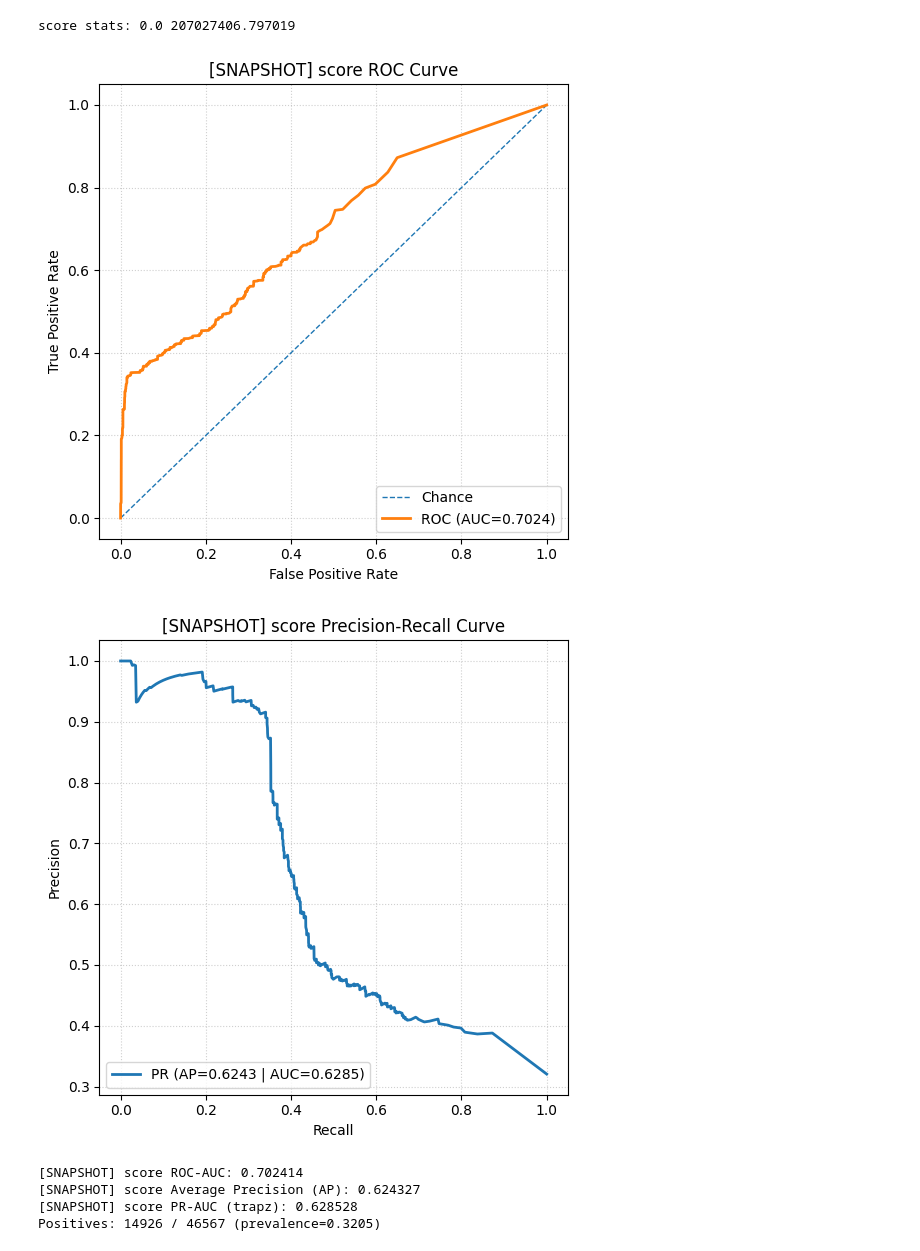
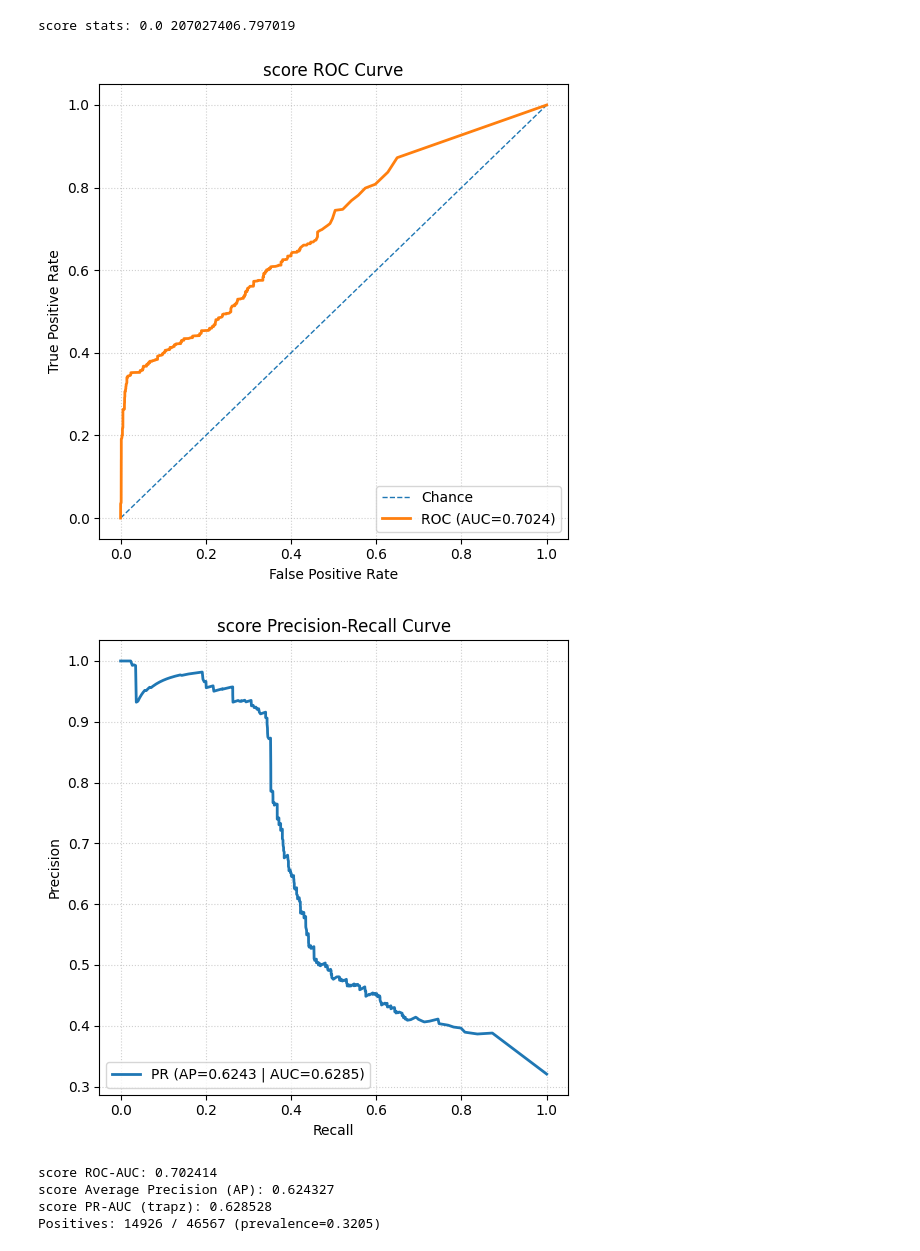
Before and after one commit to security-privacy-lab/online-anomaly-detection, a Jupyter notebook: WUIL/roc_calculation.ipynb, the cells around one changed output. Cells and saved outputs as stored; diff of their text form; code cells hidden in the pictures.

```diff
--- a/WUIL/roc_calculation.ipynb
+++ b/WUIL/roc_calculation.ipynb
@@ -2,21 +2,3 @@
 import pandas as pd
 import matplotlib.pyplot as plt
 from sklearn.metrics import roc_curve, auc, roc_auc_score
-# %%
-df = pd.read_csv("anomrank_user1_combined_or_edge_anomaly.csv")
-
-df["atk_binary"] = (df["atk"] > 0).astype(int)
-y_true = df["atk_binary"]
-y_score = df["score"]
-fpr, tpr, thresholds = roc_curve(y_true, y_score)
-roc_auc = auc(fpr, tpr)
-plt.figure(figsize=(6,6))
-plt.plot(fpr, tpr, color='blue', lw=2, label=f'ROC curve (AUC = {roc_auc:.2f})')
-plt.plot([0, 1], [0, 1], color='gray', lw=1, linestyle='--')
-plt.xlabel('False Positive Rate')
-plt.ylabel('True Positive Rate')
-plt.title('ROC Curve for Anomaly Detection')
-plt.legend(loc='lower right')
-plt.grid(True)
-plt.show()
-print("ROC-AUC Score:", roc_auc_score(y_true, y_score))
@@ -192,9 +171,9 @@ CSV_PATH   = "anomrank_user7_combined_or_edge_anomaly.csv"
 TIME_COL   = "t"
 ATTACK_COL = "atk"
 SCORE_COLS = ["score"]
-AGG        = "max"        # "max" | "mean" | "sum"
+AGG        = "max"
 TIME_UNIT  = "seconds"
-EVAL_MODE  = "snapshot"   # "snapshot" | "edge"
+EVAL_MODE  = "snapshot"
 SEED       = 42
 
 
@@ -225,7 +204,6 @@ g = score_agg.join(attack_by_t, how="left").fillna({"atk_binary": 0}).astype({"a
 g.index.name = TIME_COL
 
 def compute_and_plot_metrics(y_true, y_score, title_prefix=""):
-    """Compute ROC-AUC, AP, PR-AUC and plot ROC/PR curves."""
     y_true = np.asarray(y_true).astype(int)
     y_score = np.asarray(y_score).astype(float)
     if y_true.max() == 0:
@@ -286,7 +264,7 @@ if EVAL_MODE == "snapshot":
         y_score_snap = g[col].to_numpy()
 
         compute_and_plot_metrics(y_true_snap, y_score_snap,
-                                 title_prefix=f"[SNAPSHOT] {col}")
+                                 title_prefix=f"{col}")
 
         fig, ax = plt.subplots(1, 1, figsize=(10, 3.5))
         times_snap = g.index.to_numpy()
@@ -346,9 +324,9 @@ CSV_PATH   = "anomrank_user12_combined_or_edge_anomaly.csv"
 TIME_COL   = "t"
 ATTACK_COL = "atk"
 SCORE_COLS = ["score"]
-AGG        = "max"        # "max" | "mean" | "sum"
+AGG        = "max"
 TIME_UNIT  = "seconds"
-EVAL_MODE  = "snapshot"   # "snapshot" | "edge"
+EVAL_MODE  = "snapshot"
 SEED       = 42
 
 
@@ -379,7 +357,6 @@ g = score_agg.join(attack_by_t, how="left").fillna({"atk_binary": 0}).astype({"a
 g.index.name = TIME_COL
 
 def compute_and_plot_metrics(y_true, y_score, title_prefix=""):
-    """Compute ROC-AUC, AP, PR-AUC and plot ROC/PR curves."""
     y_true = np.asarray(y_true).astype(int)
     y_score = np.asarray(y_score).astype(float)
     if y_true.max() == 0:
@@ -440,7 +417,7 @@ if EVAL_MODE == "snapshot":
         y_score_snap = g[col].to_numpy()
 
         compute_and_plot_metrics(y_true_snap, y_score_snap,
-                                 title_prefix=f"[SNAPSHOT] {col}")
+                                 title_prefix=f"{col}")
 
         fig, ax = plt.subplots(1, 1, figsize=(10, 3.5))
         times_snap = g.index.to_numpy()
@@ -506,9 +483,9 @@ CSV_PATH   = "darpa_edge_anomaly.csv"
 TIME_COL   = "t"
 ATTACK_COL = "atk"
 SCORE_COLS = ["score"]
-AGG        = "max"        # "max" | "mean" | "sum"
+AGG        = "max"
 TIME_UNIT  = "seconds"
-EVAL_MODE  = "snapshot"   # "snapshot" | "edge"
+EVAL_MODE  = "snapshot"
 SEED       = 42
 
 
@@ -539,7 +516,6 @@ g = score_agg.join(attack_by_t, how="left").fillna({"atk_binary": 0}).astype({"a
 g.index.name = TIME_COL
 
 def compute_and_plot_metrics(y_true, y_score, title_prefix=""):
-    """Compute ROC-AUC, AP, PR-AUC and plot ROC/PR curves."""
     y_true = np.asarray(y_true).astype(int)
     y_score = np.asarray(y_score).astype(float)
     if y_true.max() == 0:
@@ -600,7 +576,7 @@ if EVAL_MODE == "snapshot":
         y_score_snap = g[col].to_numpy()
 
         compute_and_plot_metrics(y_true_snap, y_score_snap,
-                                 title_prefix=f"[SNAPSHOT] {col}")
+                                 title_prefix=f"{col}")
 
         fig, ax = plt.subplots(1, 1, figsize=(10, 3.5))
         times_snap = g.index.to_numpy()
@@ -609,37 +585,37 @@ if EVAL_MODE == "snapshot":
         fig.suptitle(f"Snapshot Scores — {col} ({AGG})")
         fig.tight_layout()
         plt.show()
 
 elif EVAL_MODE == "edge":
     for col in SCORE_COLS:
         times_edge = df[TIME_COL].to_numpy()
         y_true_edge = df["atk_binary"].to_numpy()
         y_score_edge = df[col].to_numpy()
 
         compute_and_plot_metrics(y_true_edge, y_score_edge,
                                  title_prefix=f"[EDGE] {col}")
 
         fig, ax = plt.subplots(1, 1, figsize=(10, 3.5))
         ax.plot(times_edge, y_score_edge, linewidth=0.8, alpha=0.8,
                 label=f"{col} (per-edge)")
         atk_mask = y_true_edge.astype(bool)
         if atk_mask.any():
             ax.scatter(times_edge[atk_mask], y_score_edge[atk_mask],
                        s=12, color="red", marker="o", label="malicious (atk>0)", zorder=5)
         ax.set_ylabel("Anomaly Score")
         ax.grid(True, linestyle=":", alpha=0.6)
         ax.legend(loc="upper left")
         ax.set_xlabel(f"Time ({TIME_UNIT})")
         fig.suptitle("Anomaly Scores — Per-Edge Timeline (malicious edges in red)")
         fig.tight_layout()
         plt.show()
 else:
     raise ValueError("EVAL_MODE must be 'snapshot' or 'edge'")
 # %% [output]
-[figure, old version]
+[figure, new version]
-[figure, old version]
+[figure, new version]
-[SNAPSHOT] score ROC-AUC: 0.702414
-[SNAPSHOT] score Average Precision (AP): 0.624327
-[SNAPSHOT] score PR-AUC (trapz): 0.628528
+score ROC-AUC: 0.702414
+score Average Precision (AP): 0.624327
+score PR-AUC (trapz): 0.628528
 Positives: 14926 / 46567 (prevalence=0.3205)
 [figure]
```
Also changed, not shown: parts of 3 cells of this notebook.
